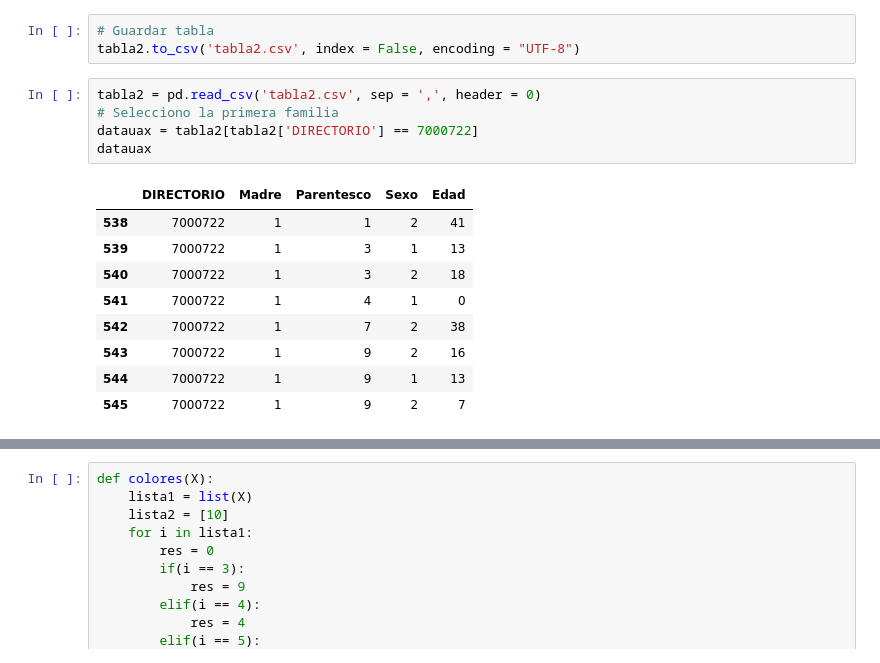
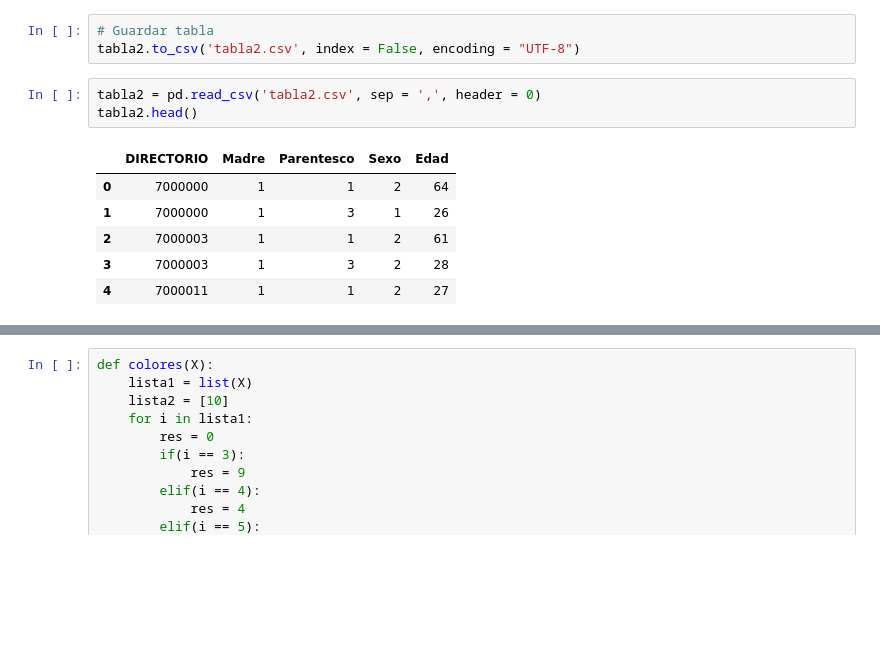
Before and after one commit to oecorrechag/Project-Japan, a Jupyter notebook: Madres Solteras.ipynb, the cells around one changed output, grey strips where cells are left out. Cells and saved outputs as stored; diff of their text form; blank space fills up the shorter version.

```diff
--- a/Madres Solteras.ipynb
+++ b/Madres Solteras.ipynb
@@ -599,17 +612,12 @@ tabla2.head(20)
 tabla2.to_csv('tabla2.csv', index = False, encoding = "UTF-8")
 # %%
 tabla2 = pd.read_csv('tabla2.csv', sep = ',', header = 0)
-# Selecciono la primera familia
-datauax = tabla2[tabla2['DIRECTORIO'] == 7000722]
-datauax
+tabla2.head()
 # %% [output]
 |  | DIRECTORIO | Madre | Parentesco | Sexo | Edad |
-| 538 | 7000722 | 1 | 1 | 2 | 41 |
-| 539 | 7000722 | 1 | 3 | 1 | 13 |
-| 540 | 7000722 | 1 | 3 | 2 | 18 |
-| 541 | 7000722 | 1 | 4 | 1 | 0 |
-| 542 | 7000722 | 1 | 7 | 2 | 38 |
-| 543 | 7000722 | 1 | 9 | 2 | 16 |
-| 544 | 7000722 | 1 | 9 | 1 | 13 |
-| 545 | 7000722 | 1 | 9 | 2 | 7 |
+| 0 | 7000000 | 1 | 1 | 2 | 64 |
+| 1 | 7000000 | 1 | 3 | 1 | 26 |
+| 2 | 7000003 | 1 | 1 | 2 | 61 |
+| 3 | 7000003 | 1 | 3 | 2 | 28 |
+| 4 | 7000011 | 1 | 1 | 2 | 27 |
 # %%
```
Also changed, not shown: parts of 31 cells of this notebook, 1 other file.
